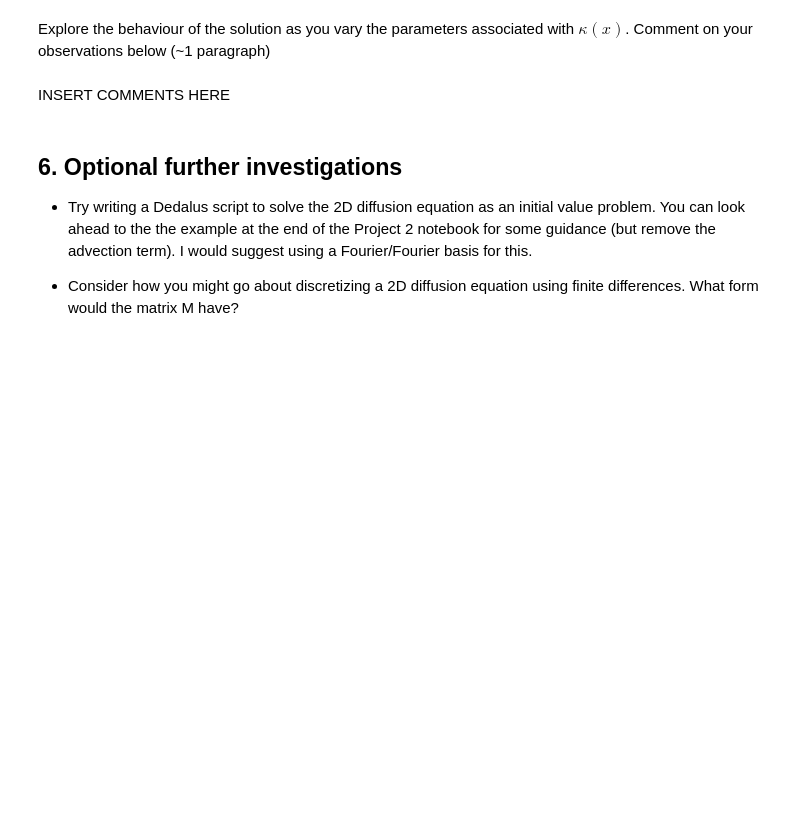
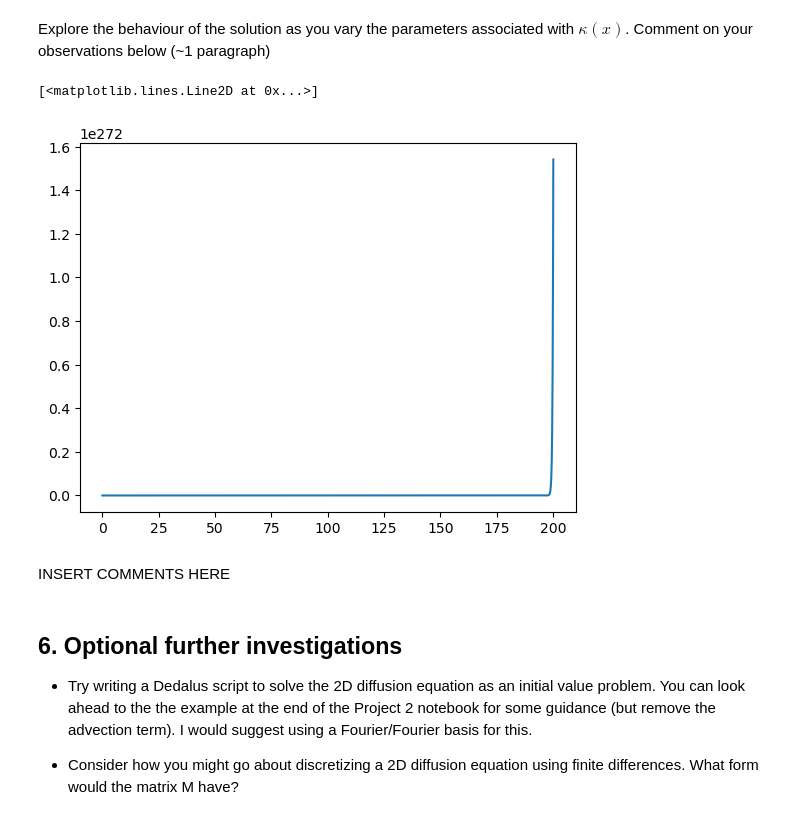
Before and after one commit to Feesh5/QCES, a Jupyter notebook: Project1_dedalus.ipynb, the cells around one changed output. Saved outputs shown, nothing was run; the diff lists cells and outputs as text; code cells hidden in the pictures; blank space fills up the shorter version.

```diff
--- a/Project1_dedalus.ipynb
+++ b/Project1_dedalus.ipynb
@@ -671,5 +671,11 @@ plt.tight_layout()
 # %% [markdown]
 Explore the behaviour of the solution as you vary the parameters associated with $\kappa(x)$. Comment on your observations below (~1 paragraph)
+# %%
+c_save = np.array(c_save)
+plt.plot(t_save, c_save[:,896])
+# %% [output]
+[<matplotlib.lines.Line2D at 0x...>]
+[figure, added]
 # %% [markdown]
 INSERT COMMENTS HERE
 # %% [markdown]
```
Also changed, not shown: parts of 7 cells of this notebook.
